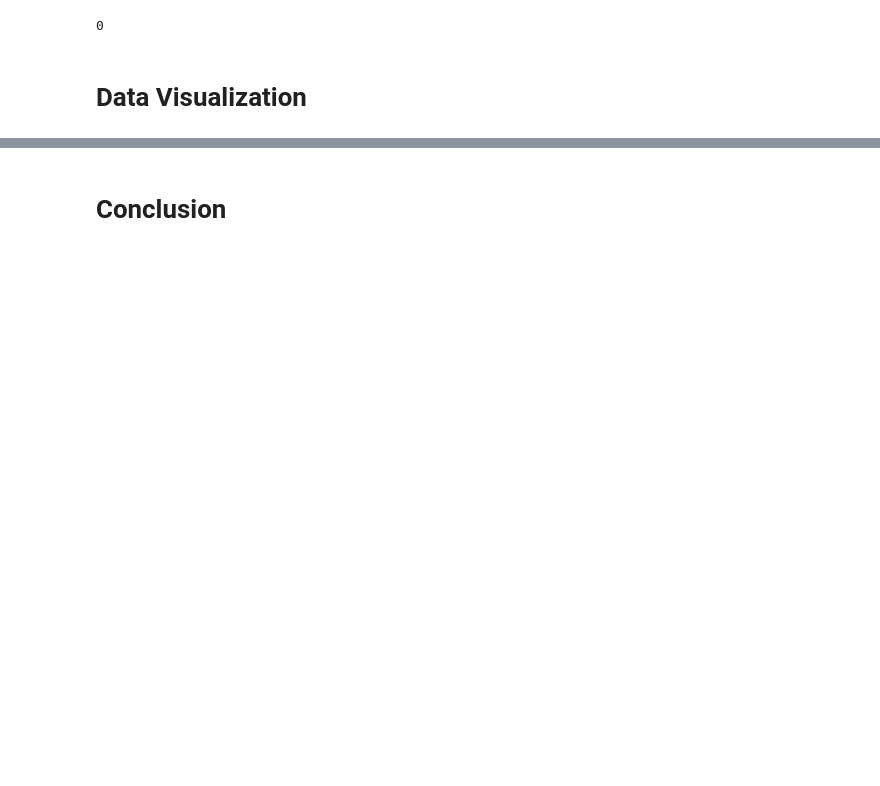
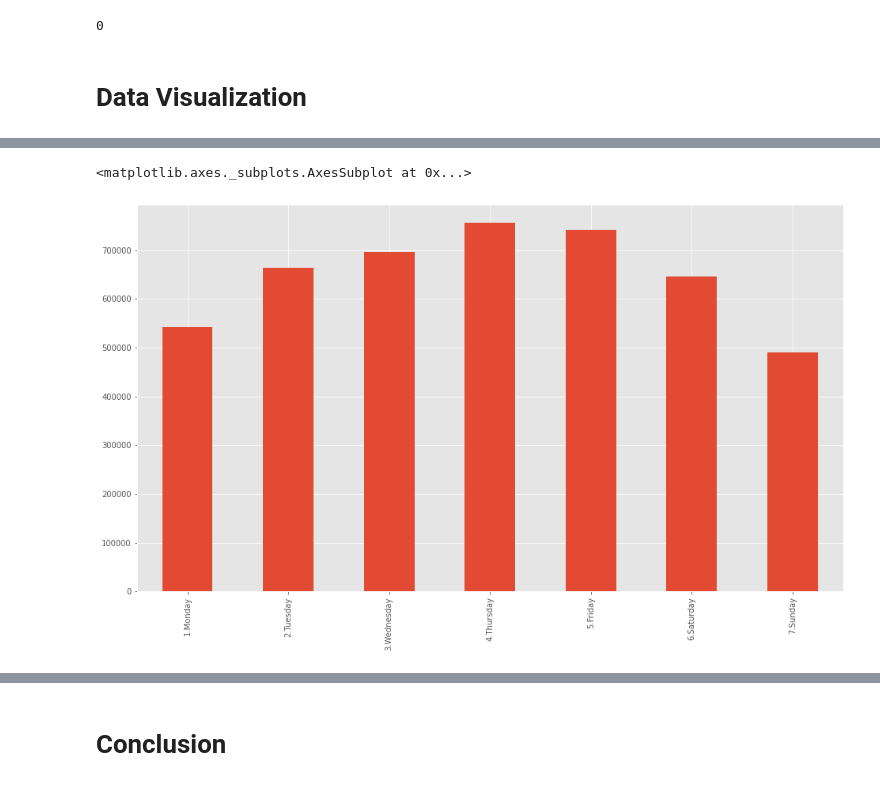
Before and after one commit to XavierCarrera/platzi-master-ml-exercises, a Jupyter notebook: Uber_DataAnalysis_Visualization.ipynb, the cells around one changed output, grey strips where cells are left out. Cells and saved outputs as stored; diff of their text form; code cells hidden in the pictures; blank space fills up the shorter version.

```diff
--- a/Uber_DataAnalysis_Visualization.ipynb
+++ b/Uber_DataAnalysis_Visualization.ipynb
@@ -300,0 +109,5 @@ df_2014.isnull().sum().sum()
+# %%
+df["Weekday"].value_counts().sort_index().plot(kind = "bar")
+# %% [output]
+<matplotlib.axes._subplots.AxesSubplot at 0x...>
+[figure, added]
```
Also changed, not shown: parts of 30 cells of this notebook.
